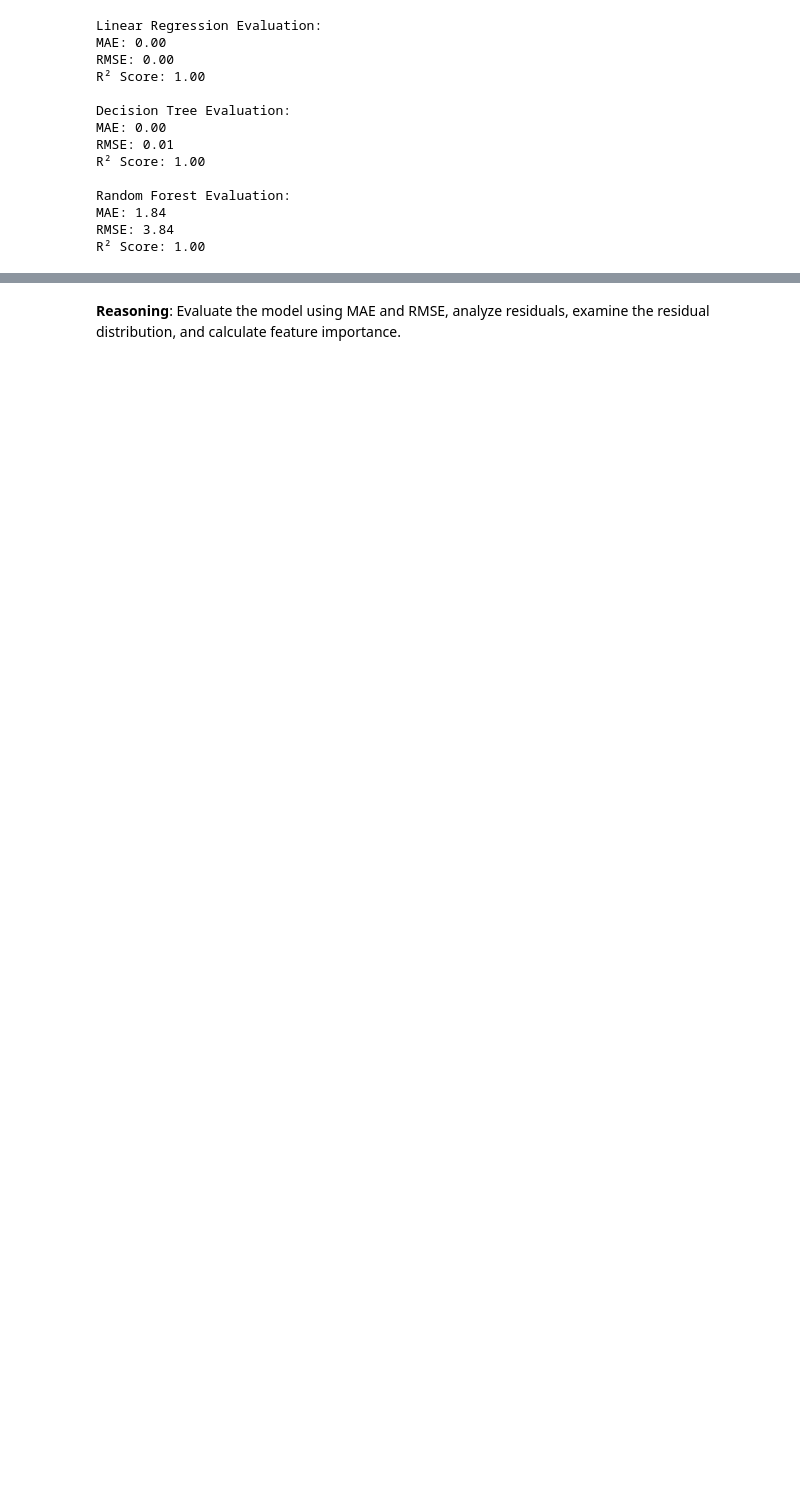
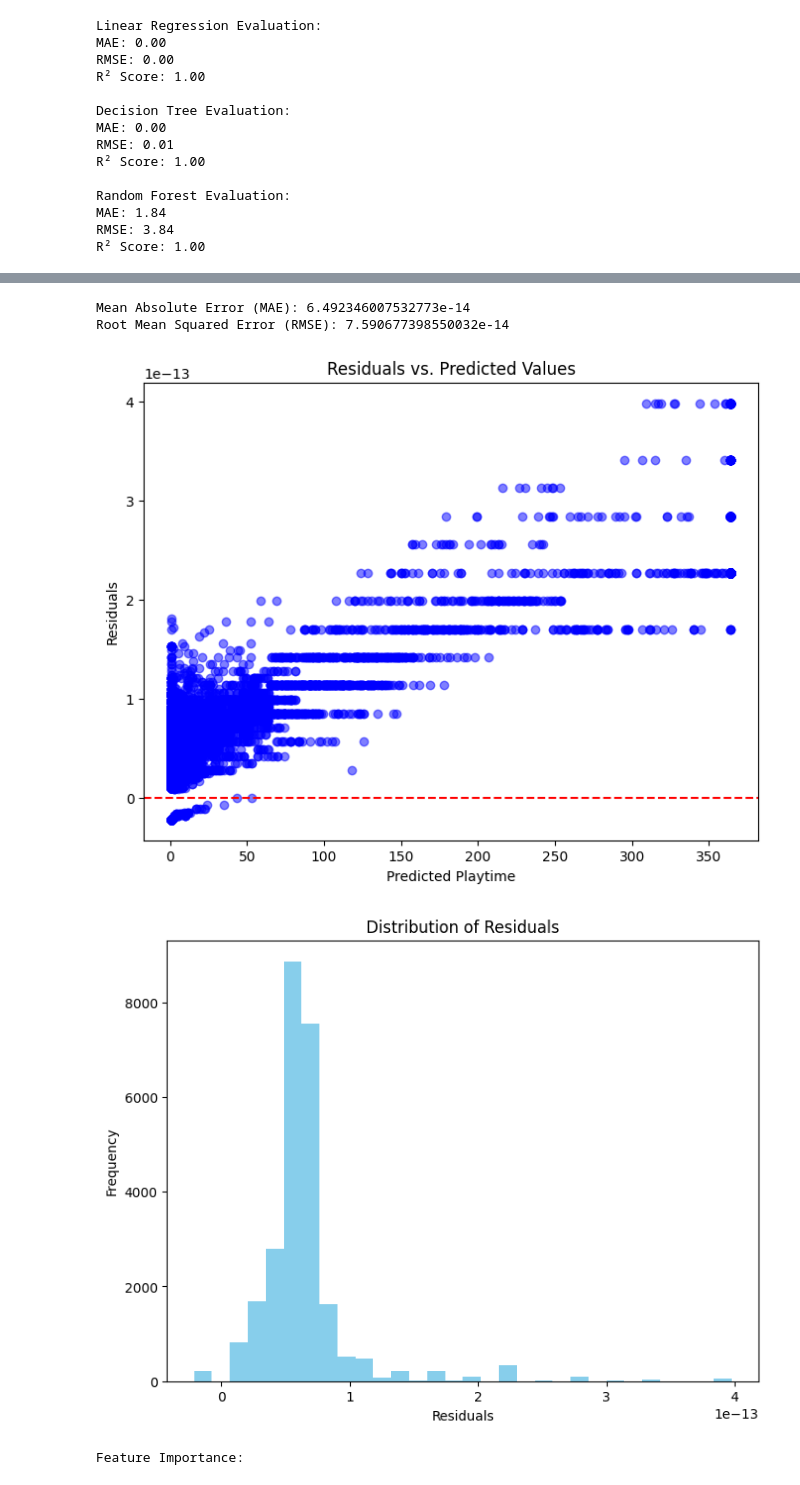
Before and after one commit to rkkapali/gamesteam, a Jupyter notebook: gamesteam.ipynb, the cells around one changed output, grey strips where cells are left out. Saved outputs shown, nothing was run; the diff lists cells and outputs as text; code cells hidden in the pictures; blank space fills up the shorter version.

```diff
--- a/gamesteam.ipynb
+++ b/gamesteam.ipynb
@@ -662,3 +490,0 @@ AttributeError: 'numpy.ndarray' object has no attribute 'columns'
-# %% [markdown]
-**Reasoning**:
-Evaluate the model using MAE and RMSE, analyze residuals, examine the residual distribution, and calculate feature importance.
@@ -664,0 +519,45 @@ Evaluate the model using MAE and RMSE, analyze residuals, examine the residual d
+# %%
+import matplotlib.pyplot as plt
+from sklearn.metrics import mean_absolute_error, mean_squared_error
+import numpy as np
+
+# Calculating MAE and RMSE
+mae = mean_absolute_error(y_test, y_pred)
+rmse = np.sqrt(mean_squared_error(y_test, y_pred))  # Calculate RMSE manually
+print(f"Mean Absolute Error (MAE): {mae}")
+print(f"Root Mean Squared Error (RMSE): {rmse}")
+
+# Analyzing residuals
+residuals = y_test - y_pred
+
+# Residuals vs. Predicted Values Plot
+plt.figure(figsize=(8, 6))
+plt.scatter(y_pred, residuals, alpha=0.5, color='blue')
+plt.title('Residuals vs. Predicted Values')
+plt.xlabel('Predicted Playtime')
+plt.ylabel('Residuals')
+plt.axhline(y=0, color='red', linestyle='--')
+plt.show()
+
+# Residual Distribution Histogram
+plt.figure(figsize=(8, 6))
+plt.hist(residuals, bins=30, color='skyblue')
+plt.title('Distribution of Residuals')
+plt.xlabel('Residuals')
+plt.ylabel('Frequency')
+plt.show()
+
+# Feature Importance (Coefficients for Linear Regression)
+# Making sure 'features' is defined and matches the model's coefficients
+if 'features' in locals() and hasattr(model, 'coef_'):
+    feature_importance = pd.DataFrame({'Feature': features, 'Importance': model.coef_})
+    print("\nFeature Importance:")
+    display(feature_importance)
+else:
+    print("\nFeature importance not available - check if 'features' is defined or model has coefficients")
+# %% [output]
+Mean Absolute Error (MAE): 6.492346007532773e-14
+Root Mean Squared Error (RMSE): 7.590677398550032e-14
+[figure, added]
+[figure, added]
+Feature Importance:
```
Also changed, not shown: parts of 64 cells of this notebook.
